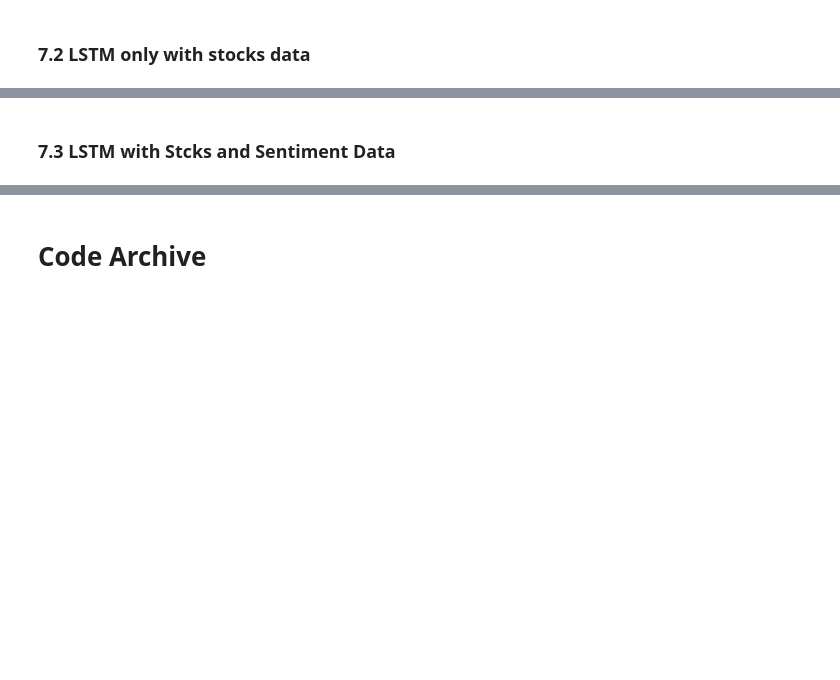
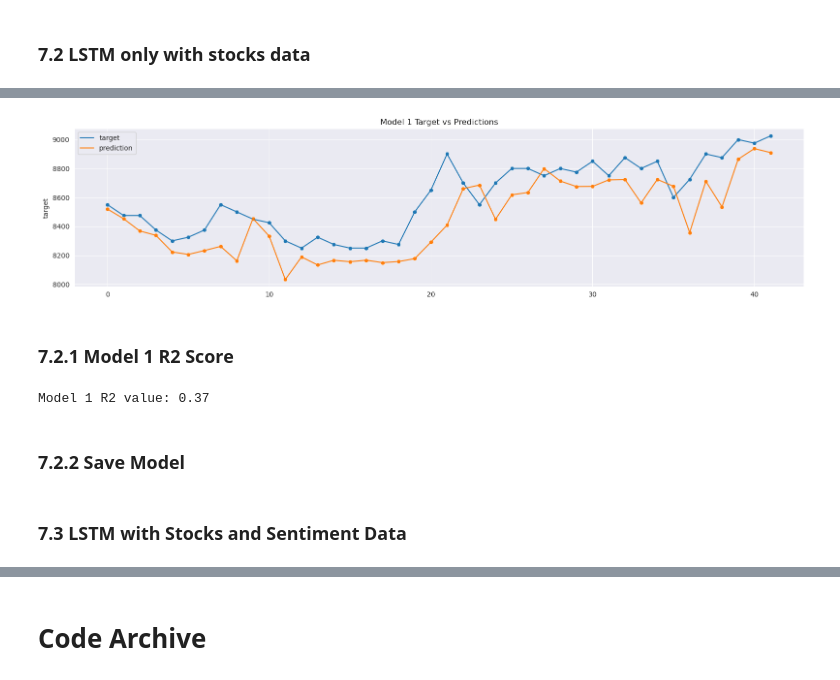
Before and after one commit to isaidhs/Data-Analytics-Notebook, a Jupyter notebook: bbca-stocks-forecasting-using-sentiment-analysis.ipynb, the cells around one changed output, grey strips where cells are left out. Saved outputs shown, nothing was run; the diff lists cells and outputs as text; code cells hidden in the pictures; blank space fills up the shorter version.

Commit message:
Kaggle Notebook | BBCA Stocks Forecasting using Sentiment Analysis | Version 6

```diff
--- a/bbca-stocks-forecasting-using-sentiment-analysis.ipynb
+++ b/bbca-stocks-forecasting-using-sentiment-analysis.ipynb
@@ -377,23 +363,14 @@ y_train_w1r = np.reshape(y_train_w1, (len(y_train_w1),1))
 # %% [markdown]
 ### 7.2 LSTM only with stocks data
 # %%
-timesteps = x_train_w1.shape[1]
-input_dim = x_train_w1.shape[2]
-output_dim = 1
+model1 = keras.Sequential()
+model1.add(layers.LSTM(11, return_sequences=False, input_shape=(x_train1.shape[1], 1), activation='relu'))
+model1.add(Dense(units=1))
+model1.summary()
 
-# Define the model architecture
-model = Sequential()
-model.add(LSTM(units=11, input_shape=(timesteps, input_dim), return_sequences=True))
-model.add(Dropout(0.2))
-model.add(LSTM(units=11))
-model.add(Dense(units=output_dim, activation='softmax'))
-
-model.summary()
-
-# Compile the model
 callback = tf.keras.callbacks.EarlyStopping(monitor='loss', patience=3)
-model.compile(optimizer='adam', loss='mean_squared_error')
-model.fit(x_train_w1, y_train_w1r, batch_size= 1, epochs=100, callbacks=[callback])
+model1.compile(optimizer='adam', loss='mean_squared_error')
+model1.fit(x_train1, y_train1, batch_size= 1, epochs=100, callbacks=[callback])
 # %% [output]
 Model: "sequential"
 _________________________________________________________________
@@ -418,0 +393,8 @@ Epoch 12/100
+# %%
+predictions1 = model1.predict(x_test1)
+pred_df1 = pd.DataFrame(scaled_data1, columns = dataset.drop(["date","sentiment_score"],axis=1).columns)
+pred_df1 = pred_df1.iloc[training_data_len:]
+pred_df1 = pred_df1.drop("target",axis=1)
+pred_df1["predictions"] = predictions1
+pred_df1 = pd.DataFrame(scaler1.inverse_transform(pred_df1),columns = pred_df1.columns)
+pred_df1.head()
@@ -418,0 +409,5 @@ Epoch 12/100
+# %%
+actual_df1 = pd.DataFrame(scaled_data1, columns = dataset.drop(["date","sentiment_score"],axis=1).columns)
+actual_df1 = actual_df1.iloc[training_data_len:]
+actual_df1 = pd.DataFrame(scaler1.inverse_transform(actual_df1),columns = actual_df1.columns)
+actual_df1.head()
@@ -418,0 +421,26 @@ Epoch 12/100
+# %%
+fig,ax = plt.subplots(figsize=(16,4))
+sns.lineplot(actual_df1.target, ax=ax,label = "target")
+sns.scatterplot(actual_df1.target,ax=ax)
+sns.lineplot(pred_df1.predictions, ax=ax,label = "prediction")
+sns.scatterplot(pred_df1.predictions, ax=ax)
+ax.set_title("Model 1 Target vs Predictions")
+fig.tight_layout()
+# %% [output]
+[figure, added]
+# %% [markdown]
+### 7.2.1 Model 1 R2 Score
+# %%
+# Evaluate your model on test data
+y_true = actual_df1.target.values# true test labels
+y_pred = pred_df1.predictions.values # predicted test labels
+
+# Calculate R2 value
+r2 = r2_score(y_true, y_pred)
+
+# Print R2 value
+print('Model 1 R2 value: {:.2f}'.format(r2))
+# %% [output]
+Model 1 R2 value: 0.37
+# %% [markdown]
+### 7.2.2 Save Model
@@ -419,2 +449,2 @@ Epoch 12/100
 # %% [markdown]
-### 7.3 LSTM with Stcks and Sentiment Data
+### 7.3 LSTM with Stocks and Sentiment Data
```
Also changed, not shown: parts of 37 cells of this notebook.
